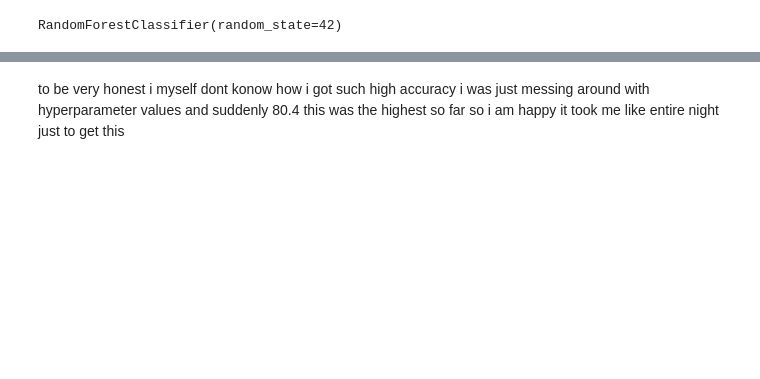
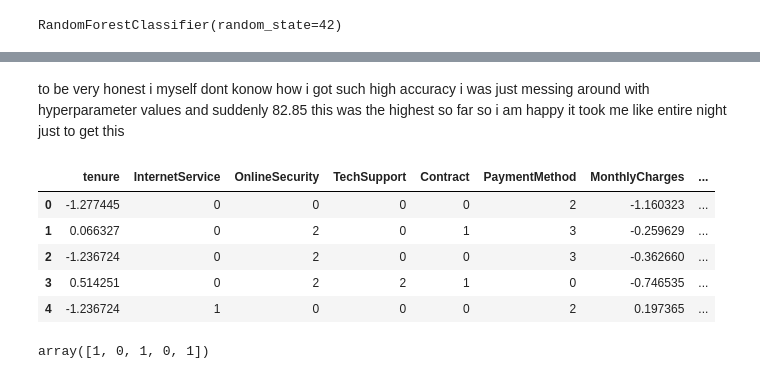
Before and after one commit to Sid-istic/End-to-End-customer-Churn, a Jupyter notebook: optimizations/03_Model_optimization.ipynb, the cells around one changed output, grey strips where cells are left out. Saved outputs shown, nothing was run; the diff lists cells and outputs as text; code cells hidden in the pictures; blank space fills up the shorter version.

```diff
--- a/optimizations/03_Model_optimization.ipynb
+++ b/optimizations/03_Model_optimization.ipynb
@@ -101,3 +108,3 @@ weighted avg       0.80      0.80      0.80      1409
 # %% [markdown]
-to be very honest i myself dont konow how i got such high accuracy i was just messing around with hyperparameter values and suddenly 80.4 this was the highest so far so i am happy it took me like entire night just to get this
+to be very honest i myself dont konow how i got such high accuracy i was just messing around with hyperparameter values and suddenly 82.85 this was the highest so far so i am happy it took me like entire night just to get this
 # %%
@@ -105 +112,17 @@ with open("best_model.pkl", "wb") as f:
     pickle.dump(best_model, f)
+# %%
+test = churn.head()
+# %%
+test
+# %% [output]
+|  | tenure | InternetService | OnlineSecurity | TechSupport | Contract | PaymentMethod | MonthlyCharges | ... |
+| 0 | -1.277445 | 0 | 0 | 0 | 0 | 2 | -1.160323 | ... |
+| 1 | 0.066327 | 0 | 2 | 0 | 1 | 3 | -0.259629 | ... |
+| 2 | -1.236724 | 0 | 2 | 0 | 0 | 3 | -0.362660 | ... |
+| 3 | 0.514251 | 0 | 2 | 2 | 1 | 0 | -0.746535 | ... |
+| 4 | -1.236724 | 1 | 0 | 0 | 0 | 2 | 0.197365 | ... |
+# %%
+test_predict = model.predict(test.drop(['Churn'] ,axis=1))
+test_predict
+# %% [output]
+array([1, 0, 1, 0, 1])
```
Also changed, not shown: parts of 8 cells of this notebook.
